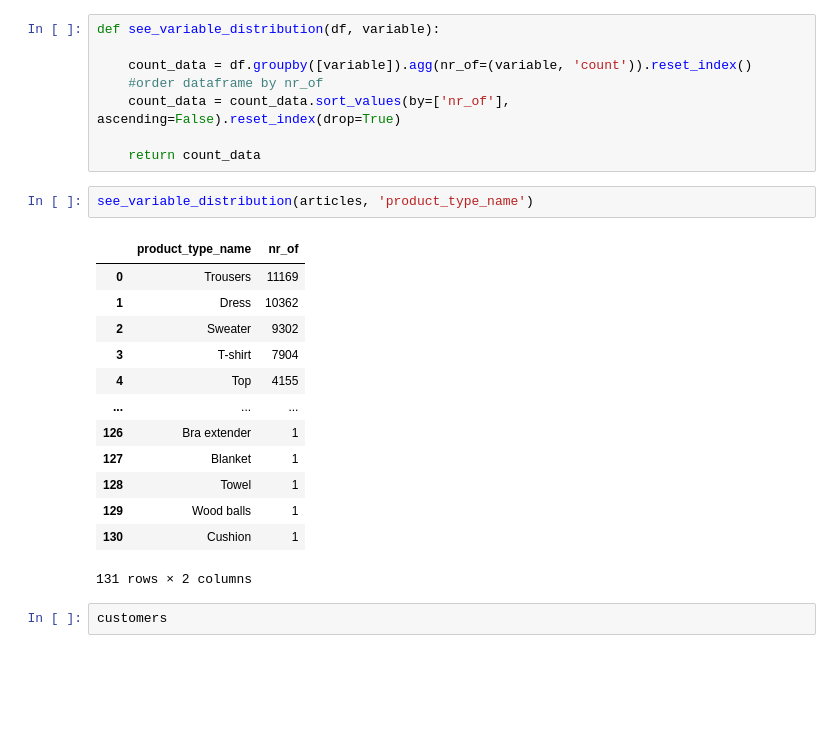
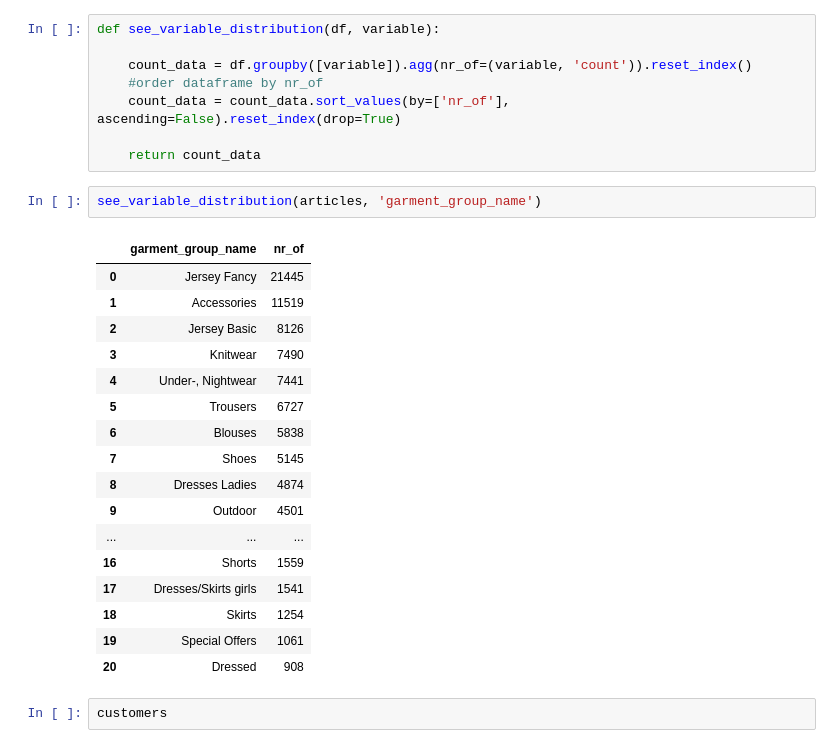
Before and after one commit to krinya/kaggle_handm, a Jupyter notebook: 01_start.ipynb, the cells around one changed output. Drawn from its saved outputs; the diff is of its cells as text; blank space fills up the shorter version.

```diff
--- a/01_start.ipynb
+++ b/01_start.ipynb
@@ -46,21 +48,25 @@ def see_variable_distribution(df, variable):
 
     return count_data
 # %%
-see_variable_distribution(articles, 'product_type_name')
+see_variable_distribution(articles, 'garment_group_name')
 # %% [output]
-|  | product_type_name | nr_of |
-| 0 | Trousers | 11169 |
-| 1 | Dress | 10362 |
-| 2 | Sweater | 9302 |
-| 3 | T-shirt | 7904 |
-| 4 | Top | 4155 |
+|  | garment_group_name | nr_of |
+| 0 | Jersey Fancy | 21445 |
+| 1 | Accessories | 11519 |
+| 2 | Jersey Basic | 8126 |
+| 3 | Knitwear | 7490 |
+| 4 | Under-, Nightwear | 7441 |
+| 5 | Trousers | 6727 |
+| 6 | Blouses | 5838 |
+| 7 | Shoes | 5145 |
+| 8 | Dresses Ladies | 4874 |
+| 9 | Outdoor | 4501 |
 | ... | ... | ... |
-| 126 | Bra extender | 1 |
-| 127 | Blanket | 1 |
-| 128 | Towel | 1 |
-| 129 | Wood balls | 1 |
-| 130 | Cushion | 1 |
+| 16 | Shorts | 1559 |
+| 17 | Dresses/Skirts girls | 1541 |
+| 18 | Skirts | 1254 |
+| 19 | Special Offers | 1061 |
+| 20 | Dressed | 908 |
-131 rows × 2 columns
 # %%
 customers
 # %% [output]
```
Also changed, not shown: parts of 14 cells of this notebook, 1 other file.
